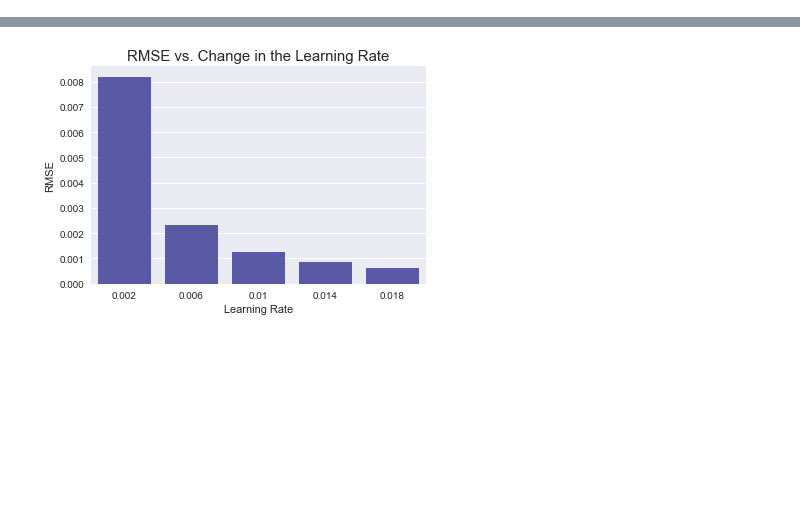
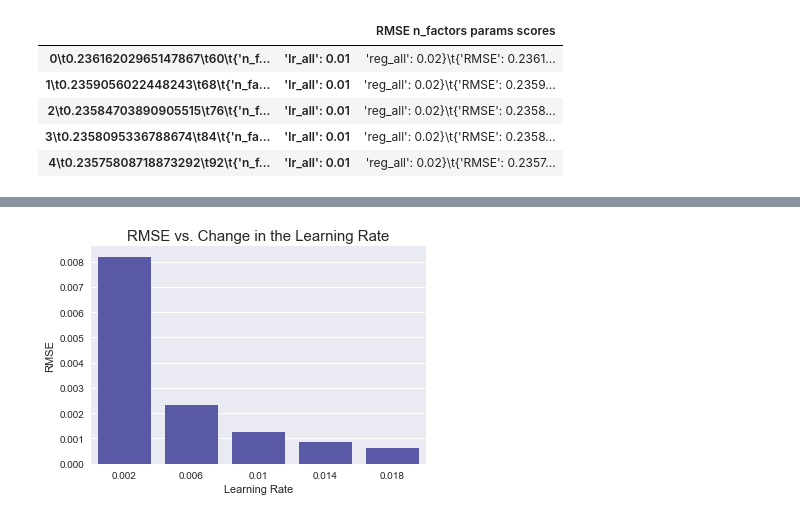
Before and after one commit to adarshchavakula/PersonalizationProject, a Jupyter notebook: code/SVD GridSearch Plots.ipynb, the cells around one changed output, grey strips where cells are left out. Drawn from its saved outputs; the diff is of its cells as text; code cells hidden in the pictures; blank space fills up the shorter version.

```diff
--- a/code/SVD GridSearch Plots.ipynb
+++ b/code/SVD GridSearch Plots.ipynb
@@ -20,3 +20,12 @@ reg = pd.read_table('reg.csv', header=0, sep = ',')
+# %%
+factors.head()
+# %% [output]
+|  |  | RMSE n_factors params scores |
+| 0\t0.23616202965147867\t60\t{'n_f... | 'lr_all': 0.01 | 'reg_all': 0.02}\t{'RMSE': 0.2361... |
+| 1\t0.2359056022448243\t68\t{'n_fa... | 'lr_all': 0.01 | 'reg_all': 0.02}\t{'RMSE': 0.2359... |
+| 2\t0.23584703890905515\t76\t{'n_f... | 'lr_all': 0.01 | 'reg_all': 0.02}\t{'RMSE': 0.2358... |
+| 3\t0.2358095336788674\t84\t{'n_fa... | 'lr_all': 0.01 | 'reg_all': 0.02}\t{'RMSE': 0.2358... |
+| 4\t0.23575808718873292\t92\t{'n_f... | 'lr_all': 0.01 | 'reg_all': 0.02}\t{'RMSE': 0.2357... |
 # %%
 factors_regplot = sns.regplot(x='Factors',y='RMSE', data=factors)
 factors_regplot.axes.set_title('Change in Factors')
```
Also changed, not shown: parts of 7 cells of this notebook.
